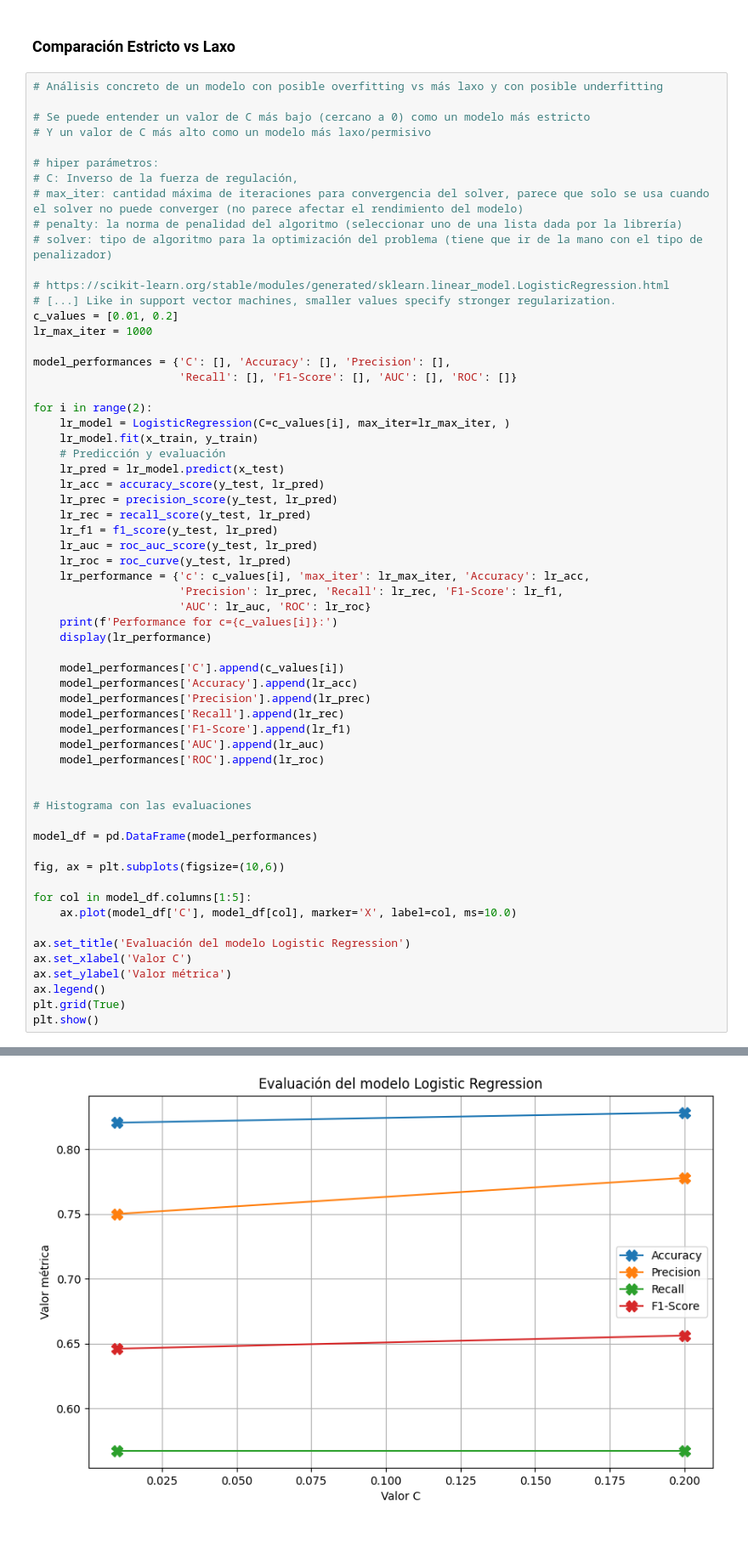
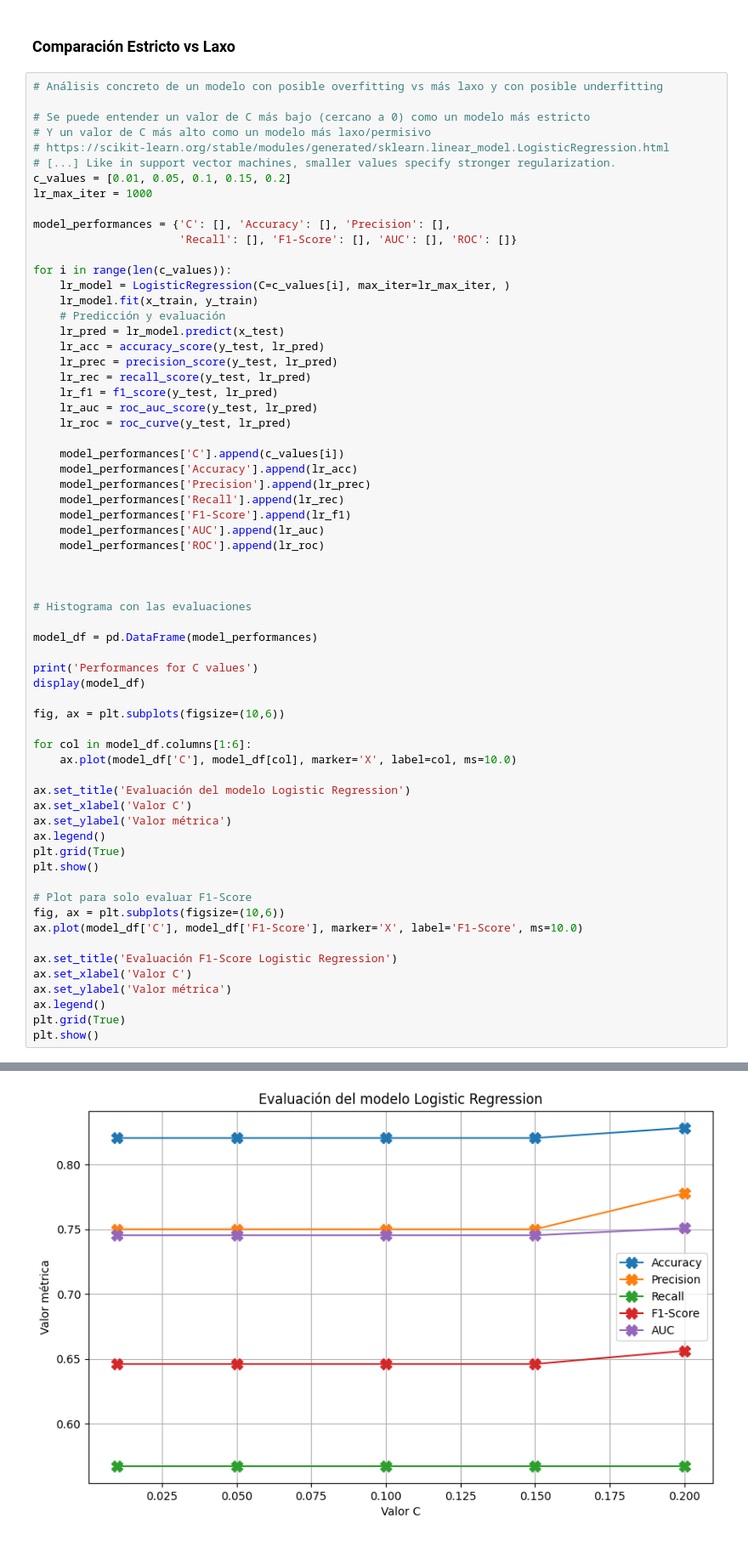
Before and after one commit to RavenInDisguise/ProyectoI_IA, a Jupyter notebook: proyecto_1.ipynb, the cells around one changed output, grey strips where cells are left out. Shown at 85% size. Saved outputs shown, nothing was run; the diff lists cells and outputs as text.

```diff
--- a/proyecto_1.ipynb
+++ b/proyecto_1.ipynb
@@ -643,22 +636,15 @@ plt.show()
 
 # Se puede entender un valor de C más bajo (cercano a 0) como un modelo más estricto
 # Y un valor de C más alto como un modelo más laxo/permisivo
-
-# hiper parámetros:
-# C: Inverso de la fuerza de regulación,
-# max_iter: cantidad máxima de iteraciones para convergencia del solver, parece que solo se usa cuando el solver no puede converger (no parece afectar el rendimiento del modelo)
-# penalty: la norma de penalidad del algoritmo (seleccionar uno de una lista dada por la librería)
-# solver: tipo de algoritmo para la optimización del problema (tiene que ir de la mano con el tipo de penalizador)
-
 # https://scikit-learn.org/stable/modules/generated/sklearn.linear_model.LogisticRegression.html
 # [...] Like in support vector machines, smaller values specify stronger regularization.
-c_values = [0.01, 0.2]
+c_values = [0.01, 0.05, 0.1, 0.15, 0.2]
 lr_max_iter = 1000
 
 model_performances = {'C': [], 'Accuracy': [], 'Precision': [],
                       'Recall': [], 'F1-Score': [], 'AUC': [], 'ROC': []}
 
-for i in range(2):
+for i in range(len(c_values)):
     lr_model = LogisticRegression(C=c_values[i], max_iter=lr_max_iter, )
     lr_model.fit(x_train, y_train)
     # Predicción y evaluación
@@ -669,11 +655,6 @@ for i in range(2):
     lr_f1 = f1_score(y_test, lr_pred)
     lr_auc = roc_auc_score(y_test, lr_pred)
     lr_roc = roc_curve(y_test, lr_pred)
-    lr_performance = {'c': c_values[i], 'max_iter': lr_max_iter, 'Accuracy': lr_acc,
-                      'Precision': lr_prec, 'Recall': lr_rec, 'F1-Score': lr_f1,
-                      'AUC': lr_auc, 'ROC': lr_roc}
-    print(f'Performance for c={c_values[i]}:')
-    display(lr_performance)
 
     model_performances['C'].append(c_values[i])
     model_performances['Accuracy'].append(lr_acc)
@@ -684,13 +665,17 @@ for i in range(2):
     model_performances['ROC'].append(lr_roc)
 
 
+
 # Histograma con las evaluaciones
 
 model_df = pd.DataFrame(model_performances)
 
+print('Performances for C values')
+display(model_df)
+
 fig, ax = plt.subplots(figsize=(10,6))
 
-for col in model_df.columns[1:5]:
+for col in model_df.columns[1:6]:
     ax.plot(model_df['C'], model_df[col], marker='X', label=col, ms=10.0)
 
 ax.set_title('Evaluación del modelo Logistic Regression')
@@ -699,4 +684,15 @@ ax.set_ylabel('Valor métrica')
 ax.legend()
 plt.grid(True)
 plt.show()
+
+# Plot para solo evaluar F1-Score
+fig, ax = plt.subplots(figsize=(10,6))
+ax.plot(model_df['C'], model_df['F1-Score'], marker='X', label='F1-Score', ms=10.0)
+
+ax.set_title('Evaluación F1-Score Logistic Regression')
+ax.set_xlabel('Valor C')
+ax.set_ylabel('Valor métrica')
+ax.legend()
+plt.grid(True)
+plt.show()
 # %% [output]
@@ -725 +706 @@ Performance for c=0.2:
-[figure, old version]
+[figure, new version]
```
Also changed, not shown: parts of 4 cells of this notebook.
